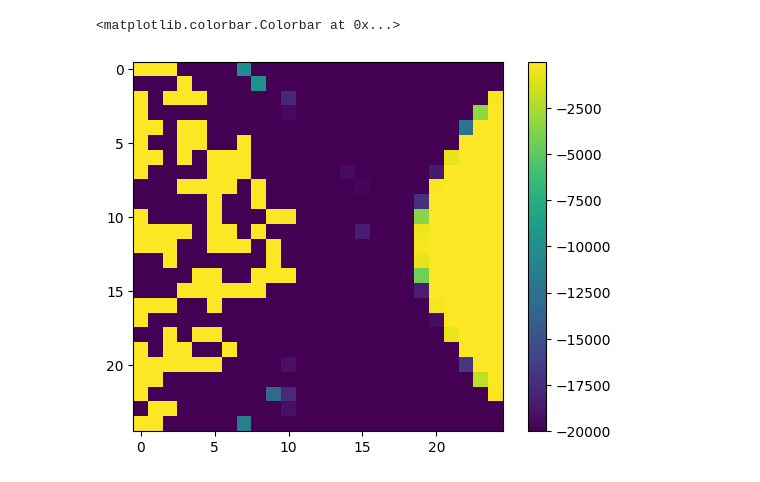
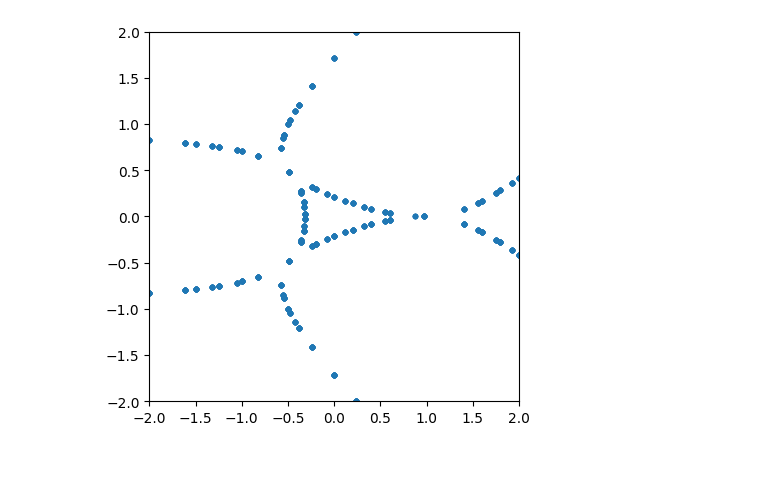
Before and after one commit to mehrankhosrojerdi/4th_project_with_UCL, a Jupyter notebook: recunstruct_phase_diagram.ipynb, the cells around one changed output. Drawn from its saved outputs; the diff is of its cells as text; code cells hidden in the pictures.

```diff
--- a/recunstruct_phase_diagram.ipynb
+++ b/recunstruct_phase_diagram.ipynb
@@ -67,6 +4,12 @@ plot_phase_diagram(D1, D2, chi)
-# %%
-plt.imshow(chi.T)
-plt.colorbar()
-# %% [output]
-<matplotlib.colorbar.Colorbar at 0x...>
-[figure, removed]
+# %%
+data = pd.read_csv('./original_phase_diagram.csv')
+data.drop_duplicates()
+x = data['x']
+y = data['y']
+plt.plot(x,y,'.')
+plt.axis('square')
+plt.xlim(-2,2)
+plt.ylim(-2,2)
+plt.show()
+# %% [output]
+[figure, added]
```
Also changed, not shown: parts of 9 cells of this notebook, 2 other files.
